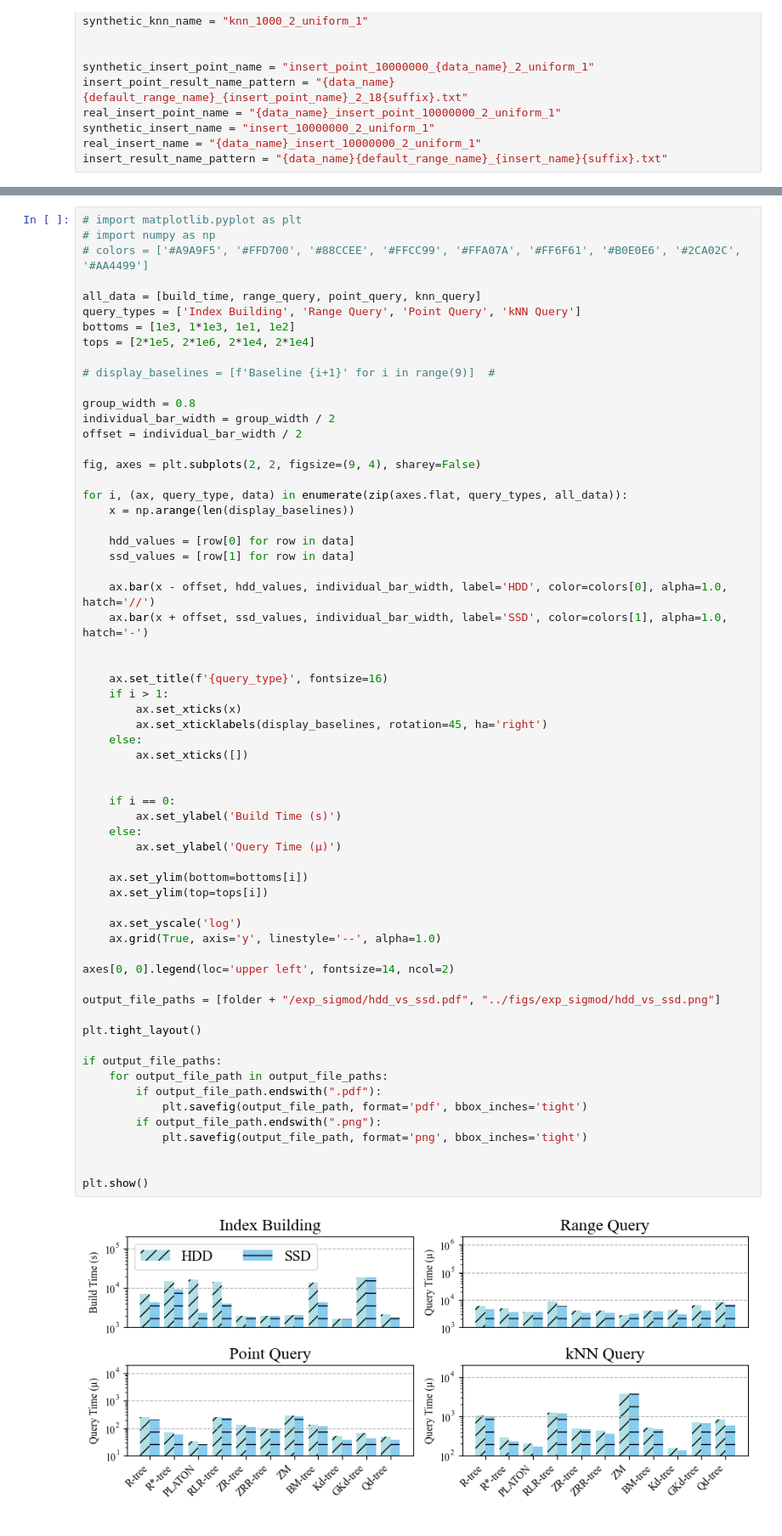
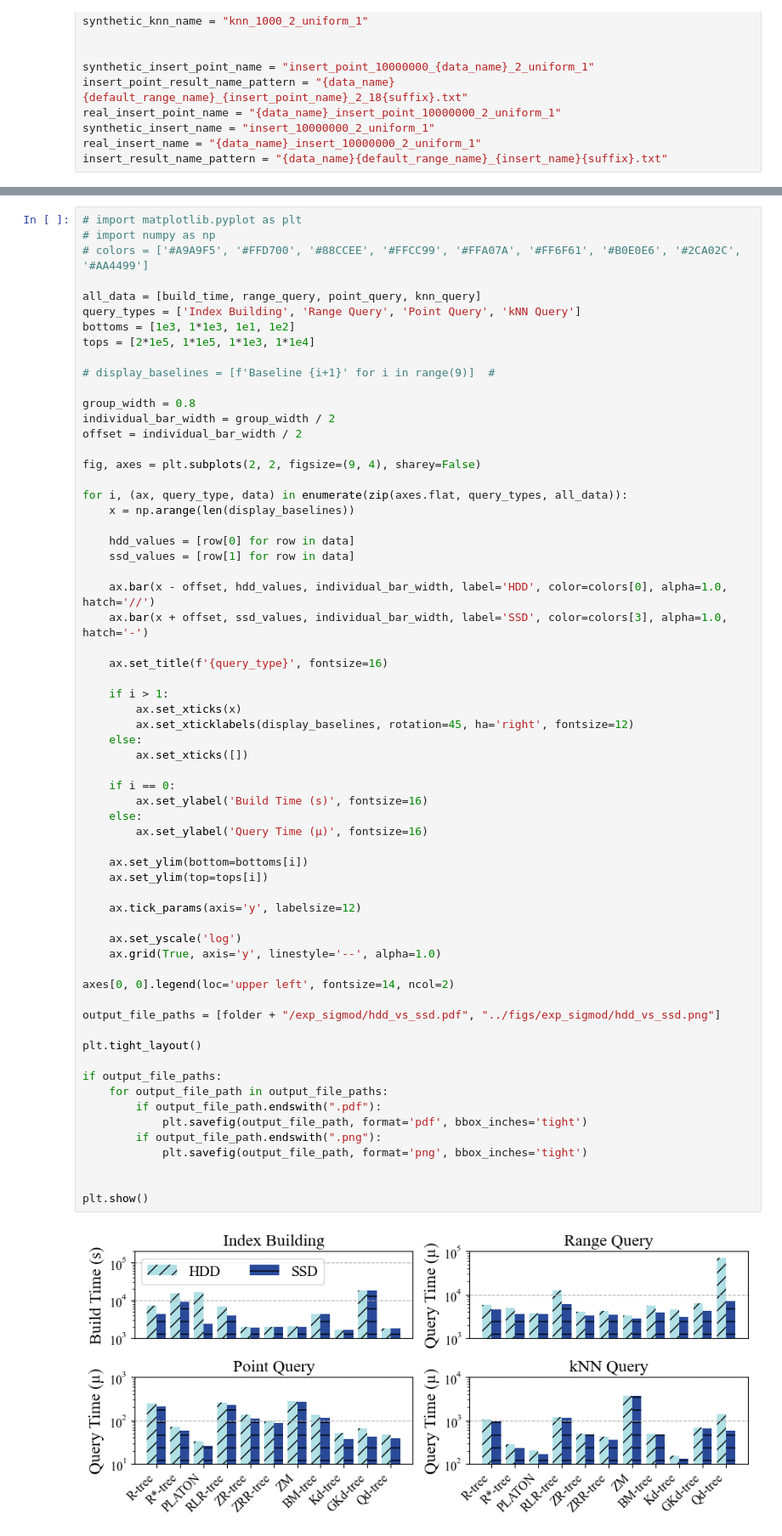
Before and after one commit to Liuguanli/rl_spatial_benchmark, a Jupyter notebook: notebook/Benchmark_Result_Figures-SIGMOD-SSD-and-PieChart.ipynb, the cells around one changed output, grey strips where cells are left out. Shown at 85% size. Drawn from its saved outputs; the diff is of its cells as text.

```diff
--- a/notebook/Benchmark_Result_Figures-SIGMOD-SSD-and-PieChart.ipynb
+++ b/notebook/Benchmark_Result_Figures-SIGMOD-SSD-and-PieChart.ipynb
@@ -243,7 +244,7 @@ print(point_query)
 all_data = [build_time, range_query, point_query, knn_query]
 query_types = ['Index Building', 'Range Query', 'Point Query', 'kNN Query']
 bottoms = [1e3, 1*1e3, 1e1, 1e2]
-tops = [2*1e5, 2*1e6, 2*1e4, 2*1e4]
+tops = [2*1e5, 1*1e5, 1*1e3, 1*1e4]
 
 # display_baselines = [f'Baseline {i+1}' for i in range(9)]  #
 
@@ -260,45 +261,46 @@ for i, (ax, query_type, data) in enumerate(zip(axes.flat, query_types, all_data)
     ssd_values = [row[1] for row in data]
 
     ax.bar(x - offset, hdd_values, individual_bar_width, label='HDD', color=colors[0], alpha=1.0, hatch='//')
-    ax.bar(x + offset, ssd_values, individual_bar_width, label='SSD', color=colors[1], alpha=1.0, hatch='-')
-
+    ax.bar(x + offset, ssd_values, individual_bar_width, label='SSD', color=colors[3], alpha=1.0, hatch='-')
 
     ax.set_title(f'{query_type}', fontsize=16)
+
     if i > 1:
         ax.set_xticks(x)
-        ax.set_xticklabels(display_baselines, rotation=45, ha='right')
+        ax.set_xticklabels(display_baselines, rotation=45, ha='right', fontsize=12)
     else:
         ax.set_xticks([])
 
-
     if i == 0:
-        ax.set_ylabel('Build Time (s)')
+        ax.set_ylabel('Build Time (s)', fontsize=16)
     else:
-        ax.set_ylabel('Query Time (µ)')
+        ax.set_ylabel('Query Time (µ)', fontsize=16)
 
     ax.set_ylim(bottom=bottoms[i])
     ax.set_ylim(top=tops[i])
+
+    ax.tick_params(axis='y', labelsize=12)
 
     ax.set_yscale('log')
     ax.grid(True, axis='y', linestyle='--', alpha=1.0)
 
 axes[0, 0].legend(loc='upper left', fontsize=14, ncol=2)
 
 output_file_paths = [folder + "/exp_sigmod/hdd_vs_ssd.pdf", "../figs/exp_sigmod/hdd_vs_ssd.png"]
 
 plt.tight_layout()
 
 if output_file_paths:
     for output_file_path in output_file_paths:
         if output_file_path.endswith(".pdf"):
             plt.savefig(output_file_path, format='pdf', bbox_inches='tight')
         if output_file_path.endswith(".png"):
             plt.savefig(output_file_path, format='png', bbox_inches='tight')
 
 
 plt.show()
 # %% [output]
-[figure, old version]
+[figure, new version]
 # %%
 
 data_names = ["us_100000000", "india_100000000", "australia_100000000", "data_100000000_2_uniform_1", "data_100000000_2_normal_1", "data_100000000_2_skewed_4"]
```
Also changed, not shown: parts of 7 cells of this notebook, 59 other files.
